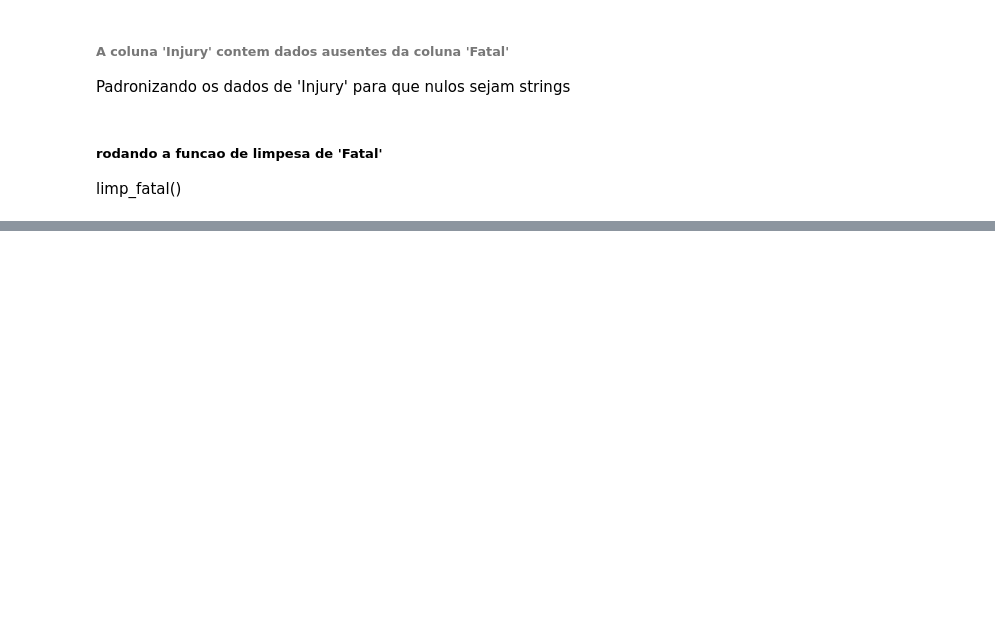
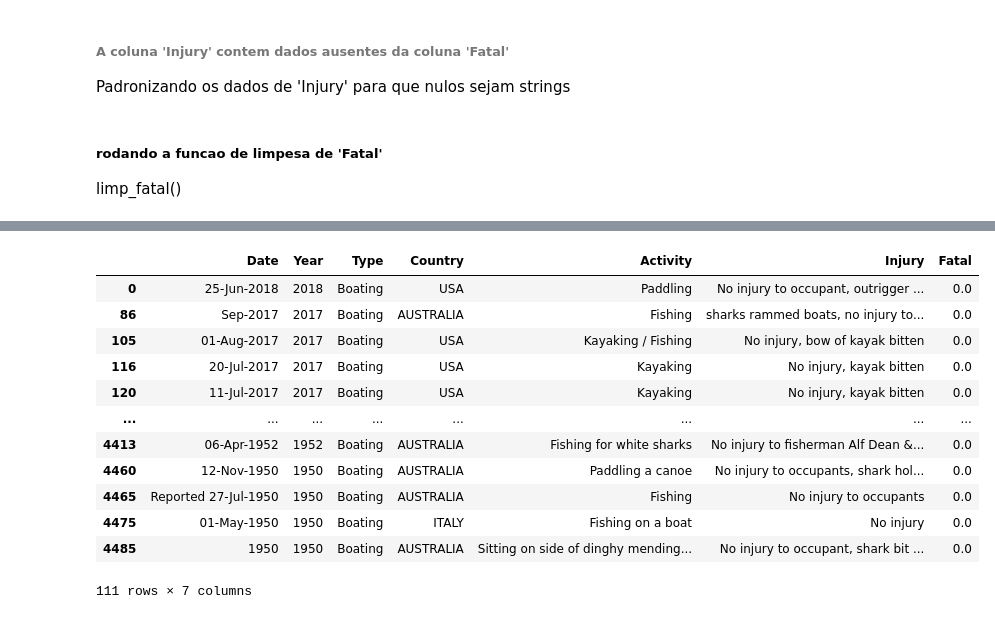
Before and after one commit to EdAndradeF/IronHack_Project_1, a Jupyter notebook: SharkAttack.ipynb, the cells around one changed output, grey strips where cells are left out. Saved outputs shown, nothing was run; the diff lists cells and outputs as text; code cells hidden in the pictures; blank space fills up the shorter version.

```diff
--- a/SharkAttack.ipynb
+++ b/SharkAttack.ipynb
@@ -130,0 +189,16 @@ ind_fatal
+# %%
+df_fatal.loc[df_fatal.loc[:, 'Type'] == 'Boating']
+# %% [output]
+|  | Date | Year | Type | Country | Activity | Injury | Fatal |
+| 0 | 25-Jun-2018 | 2018 | Boating | USA | Paddling | No injury to occupant, outrigger ... | 0.0 |
+| 86 | Sep-2017 | 2017 | Boating | AUSTRALIA | Fishing | sharks rammed boats, no injury to... | 0.0 |
+| 105 | 01-Aug-2017 | 2017 | Boating | USA | Kayaking / Fishing | No injury, bow of kayak bitten | 0.0 |
+| 116 | 20-Jul-2017 | 2017 | Boating | USA | Kayaking | No injury, kayak bitten | 0.0 |
+| 120 | 11-Jul-2017 | 2017 | Boating | USA | Kayaking | No injury, kayak bitten | 0.0 |
+| ... | ... | ... | ... | ... | ... | ... | ... |
+| 4413 | 06-Apr-1952 | 1952 | Boating | AUSTRALIA | Fishing for white sharks | No injury to fisherman Alf Dean &... | 0.0 |
+| 4460 | 12-Nov-1950 | 1950 | Boating | AUSTRALIA | Paddling a canoe | No injury to occupants, shark hol... | 0.0 |
+| 4465 | Reported 27-Jul-1950 | 1950 | Boating | AUSTRALIA | Fishing | No injury to occupants | 0.0 |
+| 4475 | 01-May-1950 | 1950 | Boating | ITALY | Fishing on a boat | No injury | 0.0 |
+| 4485 | 1950 | 1950 | Boating | AUSTRALIA | Sitting on side of dinghy mending... | No injury to occupant, shark bit ... | 0.0 |
+111 rows × 7 columns
```
Also changed, not shown: parts of 13 cells of this notebook, 1 other file.
